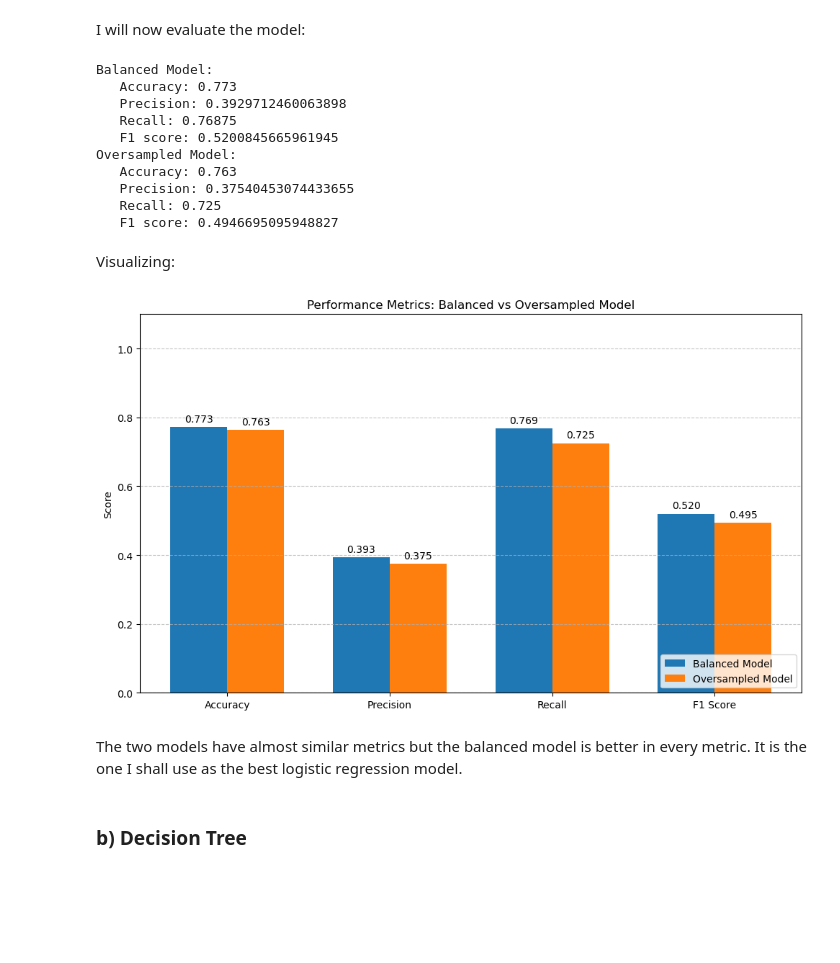
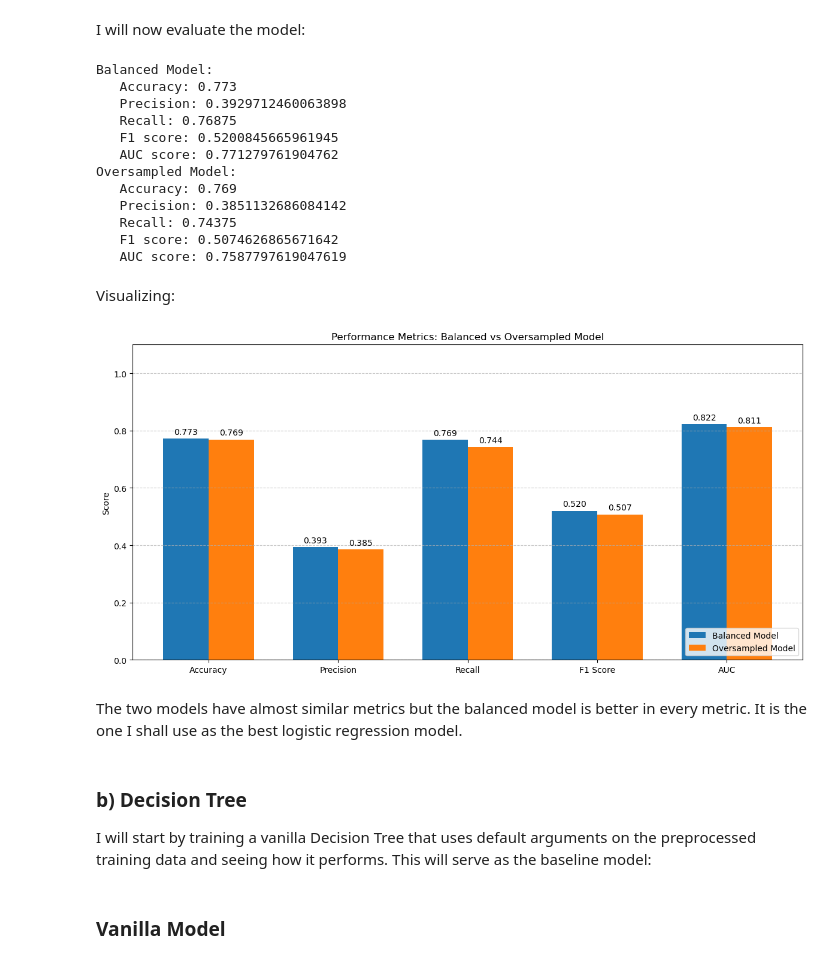
Before and after one commit to NgundoMuithya/SyriaTel_Customer_Churn, a Jupyter notebook: notebook.ipynb, the cells around one changed output. Drawn from its saved outputs; the diff is of its cells as text; code cells hidden in the pictures; blank space fills up the shorter version.

```diff
--- a/notebook.ipynb
+++ b/notebook.ipynb
@@ -566,7 +569,10 @@ LogisticRegression(random_state=2026)
 I will now evaluate the model:
 # %%
 weighted_y_test_pred = best_weighted_model.predict(X_test_preprocessed)
+weighted_fpr, weighted_tpr, weighted_thresholds = roc_curve(y_test, weighted_y_test_pred)
 oversampled_y_test_pred = oversampled_log_reg.predict(X_test_preprocessed)
+oversampled_fpr, oversampled_tpr, oversampled_thresholds = roc_curve(y_test, oversampled_y_test_pred)
+
 
 print(
     "Balanced Model:\n"
@@ -574,11 +580,13 @@ print(
     f"   Precision: {precision_score(y_test, weighted_y_test_pred)}\n" \
     f"   Recall: {recall_score(y_test, weighted_y_test_pred)}\n" \
     f"   F1 score: {f1_score(y_test, weighted_y_test_pred)}\n" \
+    f"   AUC score: {auc(weighted_fpr, weighted_tpr)}\n" \
     "Oversampled Model:\n" \
     f"   Accuracy: {accuracy_score(y_test, oversampled_y_test_pred)}\n" \
     f"   Precision: {precision_score(y_test, oversampled_y_test_pred)}\n" \
     f"   Recall: {recall_score(y_test, oversampled_y_test_pred)}\n" \
-    f"   F1 score: {f1_score(y_test, oversampled_y_test_pred)}\n"
+    f"   F1 score: {f1_score(y_test, oversampled_y_test_pred)}\n" \
+    f"   AUC score: {auc(oversampled_fpr, oversampled_tpr)}"
 )
 # %% [output]
 Balanced Model:
@@ -586,75 +594,87 @@ Balanced Model:
    Precision: 0.3929712460063898
    Recall: 0.76875
    F1 score: 0.5200845665961945
+   AUC score: 0.771279761904762
 Oversampled Model:
-   Accuracy: 0.763
-   Precision: 0.37540453074433655
-   Recall: 0.725
-   F1 score: 0.4946695095948827
+   Accuracy: 0.769
+   Precision: 0.3851132686084142
+   Recall: 0.74375
+   F1 score: 0.5074626865671642
+   AUC score: 0.7587797619047619
 # %% [markdown]
 Visualizing:
 # %%
 import numpy as np
+from sklearn.metrics import roc_auc_score
 
+# 1. Get predicted probabilities for the AUC calculation
+# (We slice [:, 1] to only get the probability of Class 1: Churn)
+weighted_y_test_prob = best_weighted_model.predict_proba(X_test_preprocessed)[:, 1]
+oversampled_y_test_prob = oversampled_log_reg.predict_proba(X_test_preprocessed)[:, 1]
 
-# 1. Calculate the metrics for both models
-metrics = ['Accuracy', 'Precision', 'Recall', 'F1 Score']
+# 2. Add AUC to our list of labels
+metrics = ['Accuracy', 'Precision', 'Recall', 'F1 Score', 'AUC']
 
-# Calculate scores for the Balanced Model
+# 3. Calculate all 5 scores for the Balanced Model
 balanced_scores = [
     accuracy_score(y_test, weighted_y_test_pred),
     precision_score(y_test, weighted_y_test_pred),
     recall_score(y_test, weighted_y_test_pred),
-    f1_score(y_test, weighted_y_test_pred)
+    f1_score(y_test, weighted_y_test_pred),
+    roc_auc_score(y_test, weighted_y_test_prob)
 ]
 
-# Calculate scores for the Oversampled Model
+# 4. Calculate all 5 scores for the Oversampled Model
 oversampled_scores = [
     accuracy_score(y_test, oversampled_y_test_pred),
     precision_score(y_test, oversampled_y_test_pred),
     recall_score(y_test, oversampled_y_test_pred),
-    f1_score(y_test, oversampled_y_test_pred)
+    f1_score(y_test, oversampled_y_test_pred),
+    roc_auc_score(y_test, oversampled_y_test_prob)
 ]
 
-# 2. Package the data into a dictionary for easy looping
+# 5. Package the data into a dictionary
 data = {
     'Balanced Model': balanced_scores,
     'Oversampled Model': oversampled_scores
 }
 
-# 3. Set up the figure and bar positions
-x = np.arange(len(metrics))  # The label locations: [0, 1, 2, 3]
+# 6. Set up the figure and bar positions
+x = np.arange(len(metrics))  # The label locations: [0, 1, 2, 3, 4]
 width = 0.35                 # The width of the bars
 multiplier = 0               # Counter for our offset
 
-fig, ax = plt.subplots(figsize=(10, 6))
+fig, ax = plt.subplots(figsize=(12, 6))
 
-# 4. Loop through the data to plot the grouped bars
+# 7. Loop through the data to plot the grouped bars
 for model_name, scores in data.items():
     offset = width * multiplier
 
-    # Plot the bars for this specific model
+    # Plot the bars
     rects = ax.bar(x + offset, scores, width, label=model_name)
 
-    # Add text labels on top of the bars (formatted to 3 decimal places)
+    # Add text labels on top of the bars
     ax.bar_label(rects, fmt='%.3f', padding=3)
 
     multiplier += 1
 
-# 5. Add formatting, titles, and labels
+# 8. Add formatting, titles, and labels
 ax.set_ylabel('Score')
 ax.set_title('Performance Metrics: Balanced vs Oversampled Model')
-# Center the x-tick labels between the two bars
 ax.set_xticks(x + width / 2, metrics)
 ax.set_ylim([0, 1.1]) # Give some extra room at the top for the labels
-ax.legend(loc='lower right') # Move legend out of the way of the bars
+ax.legend(loc='lower right')
 
 plt.grid(axis='y', linestyle='--', alpha=0.7)
 plt.tight_layout()
 plt.show()
 # %% [output]
-[figure, old version]
+[figure, new version]
 # %% [markdown]
 The two models have almost similar metrics but the balanced model is better in every metric. It is the one I shall use as the best logistic regression model.
 # %% [markdown]
 ### b) Decision Tree
+
+I will start by training a vanilla Decision Tree that uses default arguments on the preprocessed training data and seeing how it performs. This will serve as the baseline model:
+# %% [markdown]
+### Vanilla Model
```
Also changed, not shown: parts of 11 cells of this notebook.
